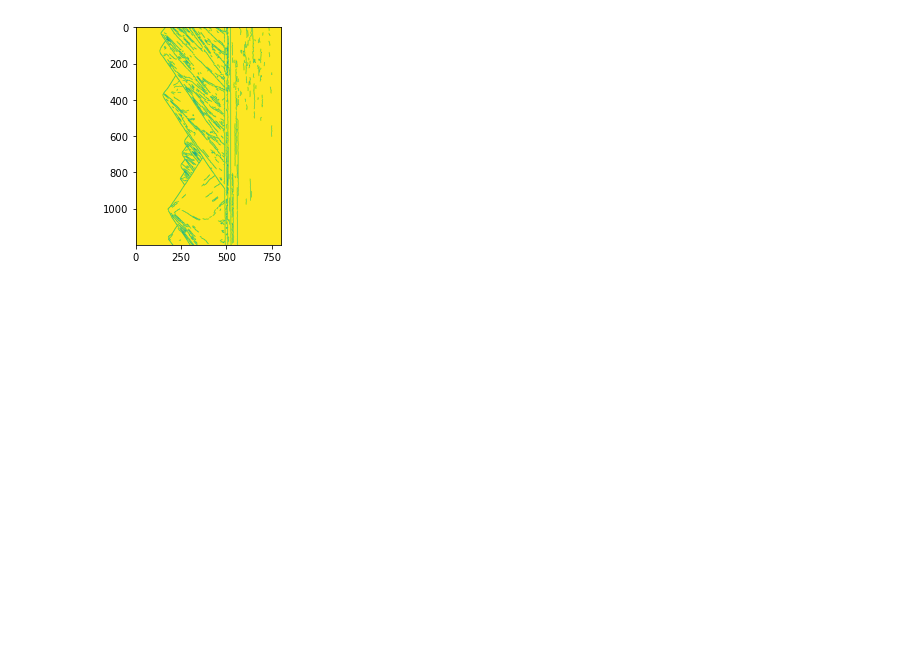
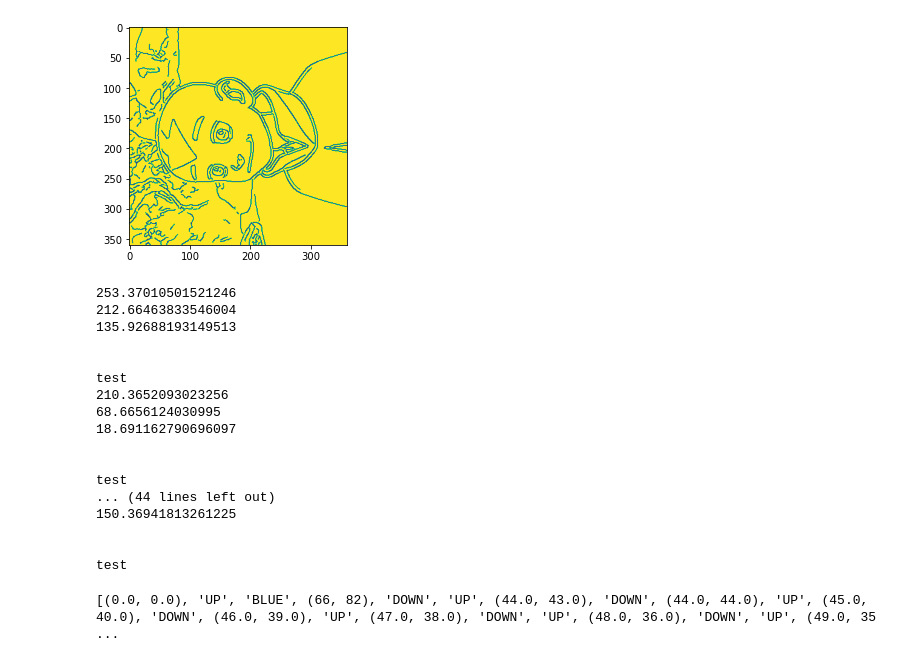
Before and after one commit to evankenyon/art-bot-drawing, a Jupyter notebook: process_image.ipynb, the cells around one changed output. Drawn from its saved outputs; the diff is of its cells as text; code cells hidden in the pictures; blank space fills up the shorter version.

```diff
--- a/process_image.ipynb
+++ b/process_image.ipynb
@@ -15,7 +15,8 @@ class AutoDraw(object):
     def __init__(self, name, blur = 0):
         # Tunable parameters
         self.detail = 1
-        self.scale = 7/12
+#         self.scale = 7/12
+        self.scale = 1
         self.sketch_before = False
         self.with_color = True
         self.num_colors = 10
@@ -30,14 +31,17 @@ class AutoDraw(object):
 #         self.dim = pg.size()
 
         # 30 cm x 18 cm
-        self.dim = (250, 175)
+        xRatio = 18/30
+        yDim = 165
+        xDim = yDim * xRatio
+        self.dim = (yDim, xDim)
 
         # Scale to draw inside part of screen
         self.startX = ((1 - self.scale) / 2)*self.dim[0]
         self.startY = ((1 - self.scale) / 2)*self.dim[1]
-        self.dim = (self.dim[0] * self.scale, self.dim[1] * self.scale)
+#         self.dim = (self.dim[0] * self.scale, self.dim[1] * self.scale)
 
-        # fit the picture into this section of the screen
+#         fit the picture into this section of the screen
         if self.img_shape[1] > self.img_shape[0]:
             # if it's taller that it is wide, truncate the wide section
             self.dim = (int(self.dim[1] * (self.img_shape[0] / self.img_shape[1])), self.dim[1])
@@ -195,7 +199,13 @@ class AutoDraw(object):
             for i, j in zip(labels, fill):
                 label_2_index[i].append(j)
 
+
             for (i, color) in enumerate(colors):
+
+                print(color[2])
+                print(color[1])
+                print(color[0])
+                print("\n")
                 # Grayscale conversion formula found at
                 # https://www.dynamsoft.com/blog/insights/image-processing/image-processing-101-color-space-conversion/
                 grayscale = 0.299 * color[2] + 0.587 * color[1] + 0.114 * color[0]
@@ -213,6 +223,13 @@ class AutoDraw(object):
                 point = self.translate(self.curr_pos)
                 self.commands.append(point)
                 self.commands.append("UP")
+                if(color[2] >= color[1] and color[2] >= color[0]):
+                    print("test")
+                    self.commands.append("BLUE");
+                if(color[1] >= color[2] and color[1] >= color[0]):
+                    self.commands.append("GREEN");
+                if(color[0] >= color[2] and color[0] >= color[1]):
+                    self.commands.append("RED");
                 self.createPath()
 
 #                 input('Ready! Press enter to draw: ')
@@ -223,9 +240,30 @@ class AutoDraw(object):
             if self.outline_again:
                 self.drawOutline()
 # %%
-drawing = AutoDraw("./landscape.jpeg", blur=2)
-commands = drawing.drawOutline()
+drawing = AutoDraw("./aang.png", blur=2)
+commands = drawing.draw()
 # %% [output]
-[figure, old version]
+[figure, new version]
+253.37010501521246
+212.66463833546004
+135.92688193149513
+
+
+test
+210.3652093023256
+68.6656124030995
+18.691162790696097
+
+
+test
+... (44 lines left out)
+150.36941813261225
+
+
+test
+# %%
+print(commands)
+# %% [output]
+[(0.0, 0.0), 'UP', 'BLUE', (66, 82), 'DOWN', 'UP', (44.0, 43.0), 'DOWN', (44.0, 44.0), 'UP', (45.0, 40.0), 'DOWN', (46.0, 39.0), 'UP', (47.0, 38.0), 'DOWN', 'UP', (48.0, 36.0), 'DOWN', 'UP', (49.0, 35 ...
 # %%
 cnc = CNC()
```
Also changed, not shown: parts of 2 cells of this notebook, 6 other files.
